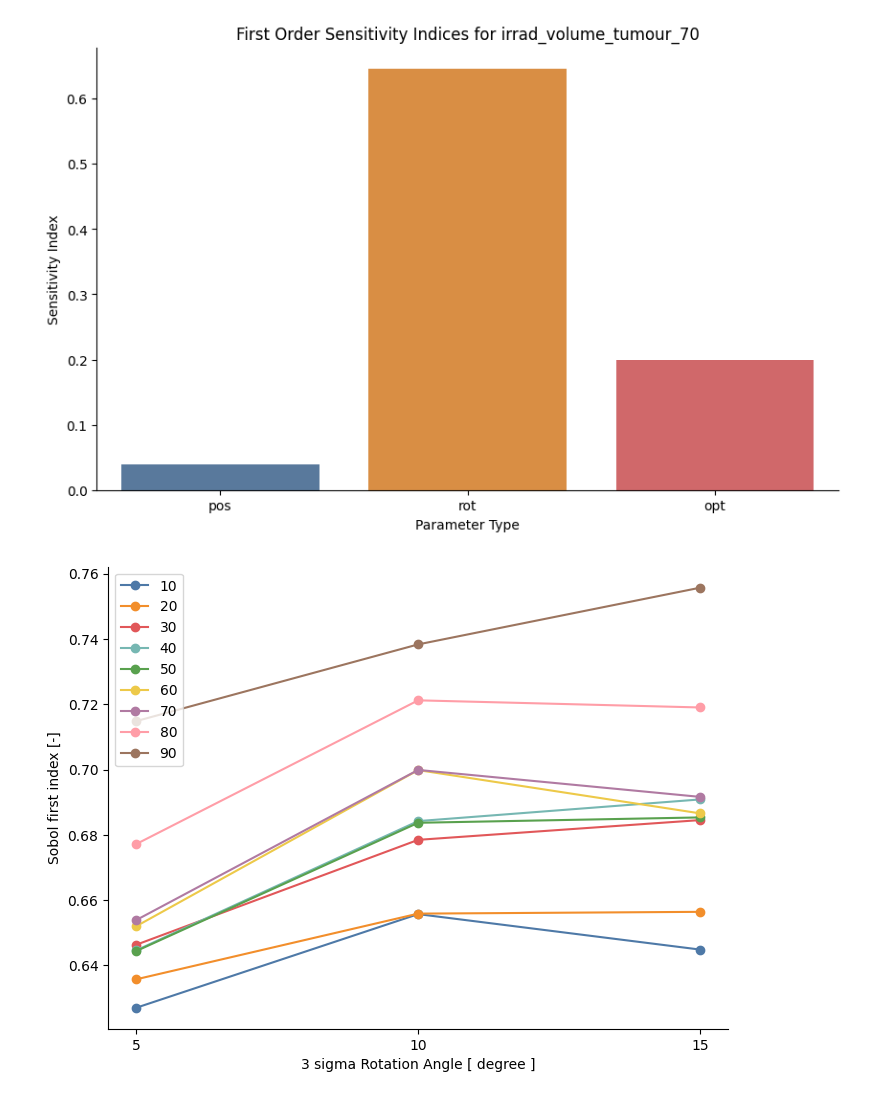
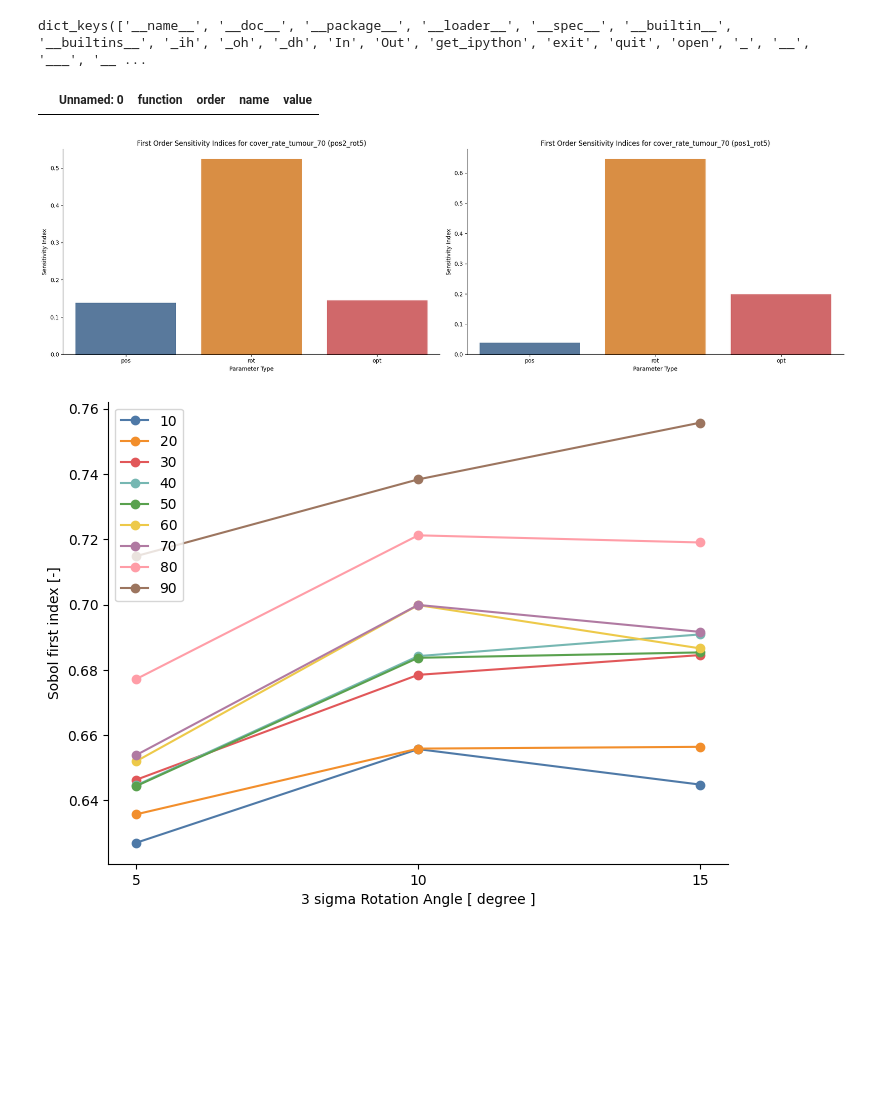
Before and after one commit to raise0915/analysis_sensitivity, a Jupyter notebook: src/analysis_sobol_res.ipynb, the cells around one changed output. Saved outputs shown, nothing was run; the diff lists cells and outputs as text; code cells hidden in the pictures; blank space fills up the shorter version.

```diff
--- a/src/analysis_sobol_res.ipynb
+++ b/src/analysis_sobol_res.ipynb
@@ -31,32 +32,59 @@ column_name = 'irrad_volume_tumou_10'
+# %%
+locals().keys()
+# %% [output]
+dict_keys(['__name__', '__doc__', '__package__', '__loader__', '__spec__', '__builtin__', '__builtins__', '_ih', '_oh', '_dh', 'In', 'Out', 'get_ipython', 'exit', 'quit', 'open', '_', '__', '___', '__ ...
+# %%
+pos1_rot5[pos1_rot5['order'] == 'second_order']
+# %% [output]
+|  | Unnamed: 0 | function | order | name | value |
 # %%
 # Define the variables used in the lambda function
 func = 'cover_rate_tumour_70'
 order = 'first_order'
 
 # Filter the data for 'first_conf' order
 filtered_data = pos1_rot5[(pos1_rot5['function'] == func) & (pos1_rot5['order'] == order)]
+filtered_data_pos2_rot5 = pos2_rot5[(pos2_rot5['function'] == func) & (pos2_rot5['order'] == order)]
 
+# Update the boxplot data for pos2_rot5
+boxplot_data_pos2_rot5 = {
+    'pos': filtered_data_pos2_rot5[filtered_data_pos2_rot5['name'] == 'pos']['value'],
+    'rot': filtered_data_pos2_rot5[filtered_data_pos2_rot5['name'] == 'rot']['value'],
+    'opt': filtered_data_pos2_rot5[filtered_data_pos2_rot5['name'] == 'opt']['value']
+}
 
-# Update the boxplot data
-boxplot_data = {
+# Convert to DataFrame
+boxplot_df_pos2_rot5 = pd.DataFrame(boxplot_data_pos2_rot5)
+
+# Update the boxplot data for pos1_rot5
+boxplot_data_pos1_rot5 = {
     'pos': filtered_data[filtered_data['name'] == 'pos']['value'],
     'rot': filtered_data[filtered_data['name'] == 'rot']['value'],
     'opt': filtered_data[filtered_data['name'] == 'opt']['value']
 }
 
+# Convert to DataFrame
+boxplot_df_pos1_rot5 = pd.DataFrame(boxplot_data_pos1_rot5)
+boxplot_df_pos2_rot5 = pd.DataFrame(boxplot_data_pos2_rot5)
+# Create the bar plots with error bars for pos2_rot5 and pos1_rot5 side by side
+fig, axes = plt.subplots(1, 2, figsize=(20, 6))
 
-# Convert to DataFrame
-boxplot_df = pd.DataFrame(boxplot_data)
+# Plot for pos2_rot5
+sns.barplot(data=boxplot_df_pos2_rot5, ax=axes[0])
+axes[0].set_title('First Order Sensitivity Indices for cover_rate_tumour_70 (pos2_rot5)')
+axes[0].set_ylabel('Sensitivity Index')
+axes[0].set_xlabel('Parameter Type')
 
-# Create the bar plot with error bars
-plt.figure(figsize=(10, 6))
-sns.barplot(data=boxplot_df)
-plt.title('First Order Sensitivity Indices for irrad_volume_tumour_70')
-plt.ylabel('Sensitivity Index')
-plt.xlabel('Parameter Type')
+# Plot for pos1_rot5
+sns.barplot(data=boxplot_df_pos1_rot5, ax=axes[1])
+axes[1].set_title('First Order Sensitivity Indices for cover_rate_tumour_70 (pos1_rot5)')
+axes[1].set_ylabel('Sensitivity Index')
+axes[1].set_xlabel('Parameter Type')
+
+plt.tight_layout()
 plt.show()
 # %% [output]
-[figure, old version]
+[figure, new version]
 # %%
 # Extract the values for rot5 and rot10
 x = [5, 10, 15]
```
Also changed, not shown: parts of 9 cells of this notebook, 20 other files.
